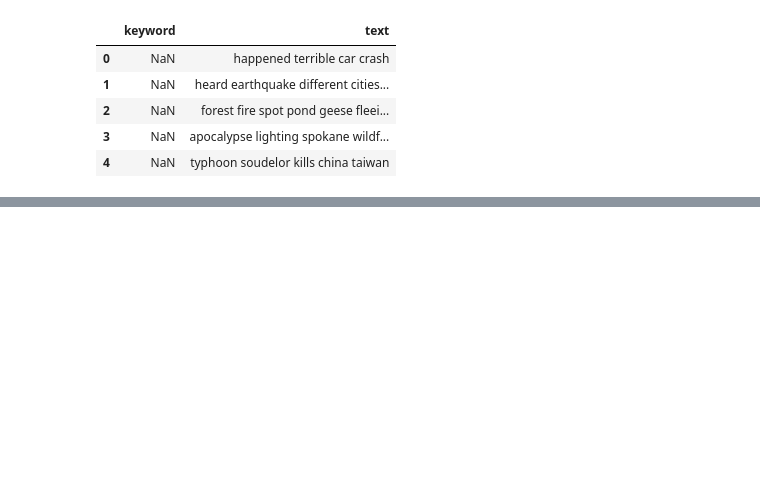
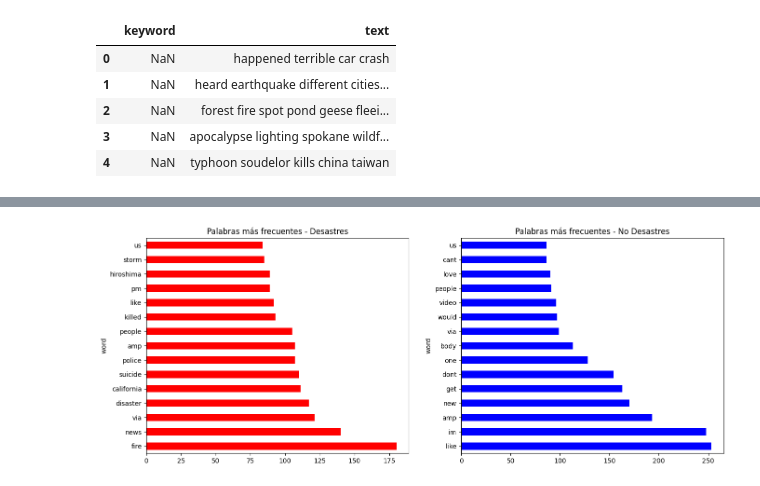
Before and after one commit to JPS4321/Lab5_Data, a Jupyter notebook: lab5.ipynb, the cells around one changed output, grey strips where cells are left out. Cells and saved outputs as stored; diff of their text form; code cells hidden in the pictures; blank space fills up the shorter version.

```diff
--- a/lab5.ipynb
+++ b/lab5.ipynb
@@ -50,31 +50,25 @@ import string
 import nltk
 from nltk.corpus import stopwords
 
-
 nltk.download('stopwords')
 stop_words = set(stopwords.words('english'))
 
 def clean_text(text):
-
     text = text.lower()
-
 
     text = re.sub(r'http\S+|www.\S+', '', text)
 
-
-    text = re.sub(r'[@
-
+    text = re.sub(r'[@#]', '', text)
 
     text = text.translate(str.maketrans('', '', string.punctuation))
 
-
     text = re.sub(r'\d+', '', text)
 
+    text = re.sub(r'[^a-z\s]', '', text)
 
     text = ' '.join([word for word in text.split() if word not in stop_words])
 
     return text
-
 
 clean_train = train_df.copy()
 clean_test = test_df.copy()
@@ -82,7 +76,6 @@ clean_test = test_df.copy()
 clean_train['text'] = clean_train['text'].apply(clean_text)
 clean_test['text'] = clean_test['text'].apply(clean_text)
 
-
 clean_train = clean_train[['keyword', 'text', 'target']]
 clean_test = clean_test[['keyword', 'text']]
 # %% [output]
@@ -112,0 +153,18 @@ clean_test.head()
+# %%
+import pandas as pd
+
+# Top 15 palabras desastres
+disaster_df = pd.DataFrame(disaster_freq[:15], columns=["word", "count"])
+non_disaster_df = pd.DataFrame(non_disaster_freq[:15], columns=["word", "count"])
+
+fig, axes = plt.subplots(1, 2, figsize=(16,6))
+
+disaster_df.plot(kind="barh", x="word", y="count", ax=axes[0], color="red", legend=False)
+axes[0].set_title("Palabras más frecuentes - Desastres")
+
+non_disaster_df.plot(kind="barh", x="word", y="count", ax=axes[1], color="blue", legend=False)
+axes[1].set_title("Palabras más frecuentes - No Desastres")
+
+plt.show()
+# %% [output]
+[figure, added]
```
Also changed, not shown: parts of 8 cells of this notebook.
